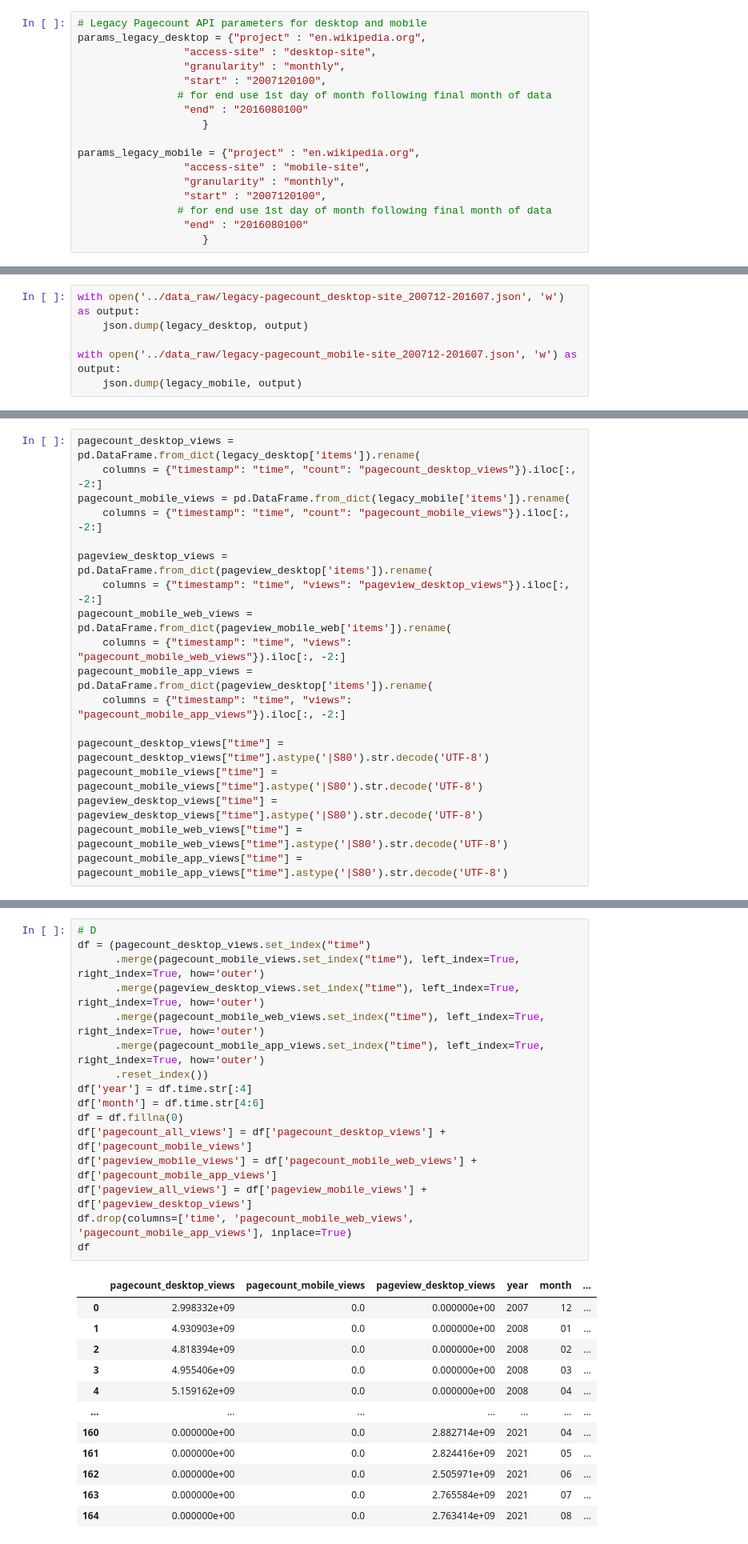
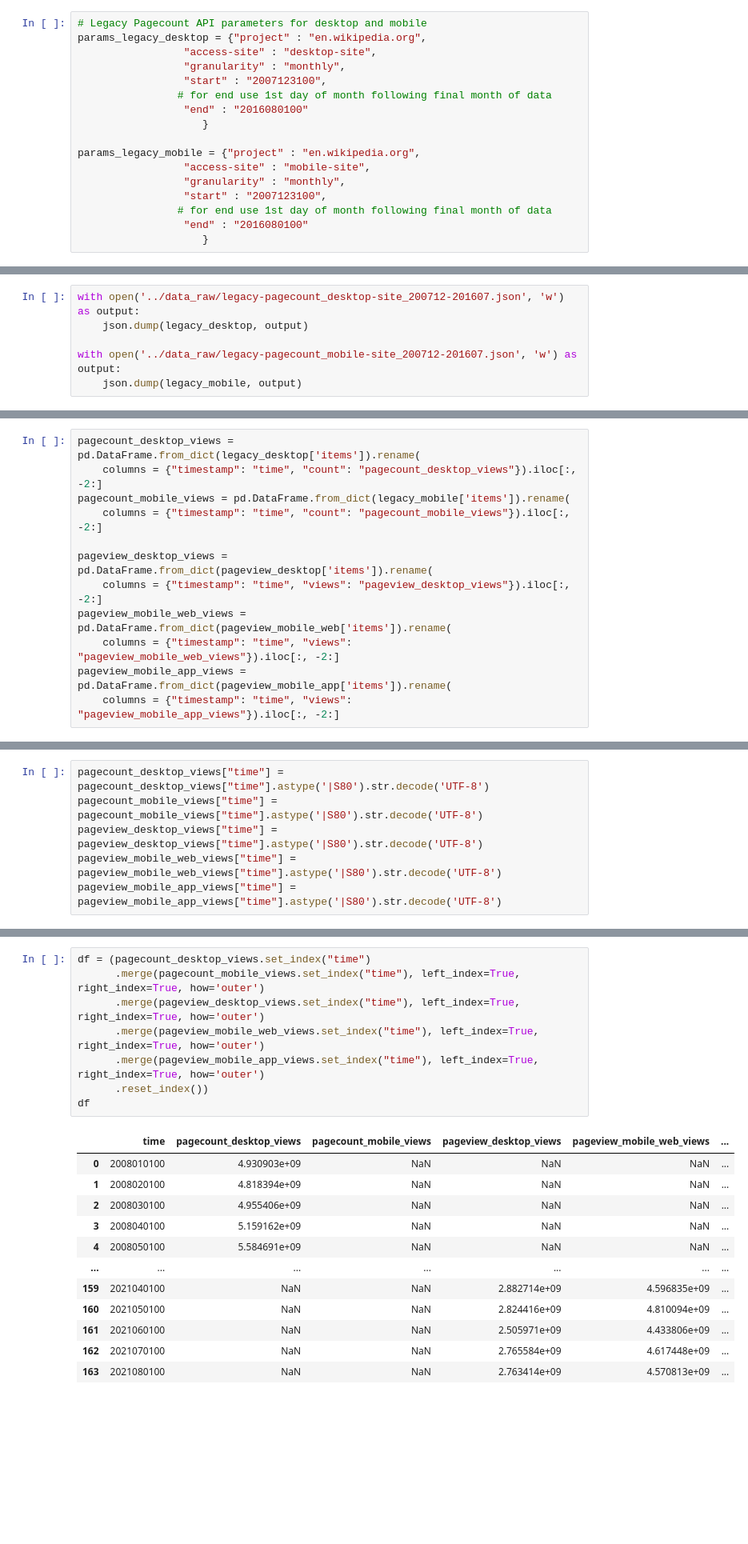
Before and after one commit to jchen023/data-512-a1, a Jupyter notebook: wiki_traffic_project/src/hcds-a1-data-curation.ipynb, the cells around one changed output, grey strips where cells are left out. Shown: that part at 80% size. Drawn from its saved outputs; the diff is of its cells as text; blank space fills up the shorter version.

```diff
--- a/wiki_traffic_project/src/hcds-a1-data-curation.ipynb
+++ b/wiki_traffic_project/src/hcds-a1-data-curation.ipynb
@@ -23,7 +23,7 @@ pageviews_end = '202108'
 params_legacy_desktop = {"project" : "en.wikipedia.org",
                  "access-site" : "desktop-site",
                  "granularity" : "monthly",
-                 "start" : "2007120100",
+                 "start" : "2007123100",
                 # for end use 1st day of month following final month of data
                  "end" : "2016080100"
                     }
@@ -31,7 +31,7 @@ params_legacy_desktop = {"project" : "en.wikipedia.org",
 params_legacy_mobile = {"project" : "en.wikipedia.org",
                  "access-site" : "mobile-site",
                  "granularity" : "monthly",
-                 "start" : "2007120100",
+                 "start" : "2007123100",
                 # for end use 1st day of month following final month of data
                  "end" : "2016080100"
                     }
@@ -106,13 +129,7 @@ pagecount_mobile_views = pd.DataFrame.from_dict(legacy_mobile['items']).rename(
 
 pageview_desktop_views = pd.DataFrame.from_dict(pageview_desktop['items']).rename(
     columns = {"timestamp": "time", "views": "pageview_desktop_views"}).iloc[:, -2:]
-pagecount_mobile_web_views = pd.DataFrame.from_dict(pageview_mobile_web['items']).rename(
-    columns = {"timestamp": "time", "views": "pagecount_mobile_web_views"}).iloc[:, -2:]
-pagecount_mobile_app_views = pd.DataFrame.from_dict(pageview_desktop['items']).rename(
-    columns = {"timestamp": "time", "views": "pagecount_mobile_app_views"}).iloc[:, -2:]
-
-pagecount_desktop_views["time"] = pagecount_desktop_views["time"].astype('|S80').str.decode('UTF-8')
-pagecount_mobile_views["time"] = pagecount_mobile_views["time"].astype('|S80').str.decode('UTF-8')
-pageview_desktop_views["time"] = pageview_desktop_views["time"].astype('|S80').str.decode('UTF-8')
-pagecount_mobile_web_views["time"] = pagecount_mobile_web_views["time"].astype('|S80').str.decode('UTF-8')
-pagecount_mobile_app_views["time"] = pagecount_mobile_app_views["time"].astype('|S80').str.decode('UTF-8')
+pageview_mobile_web_views = pd.DataFrame.from_dict(pageview_mobile_web['items']).rename(
+    columns = {"timestamp": "time", "views": "pageview_mobile_web_views"}).iloc[:, -2:]
+pageview_mobile_app_views = pd.DataFrame.from_dict(pageview_mobile_app['items']).rename(
+    columns = {"timestamp": "time", "views": "pageview_mobile_app_views"}).iloc[:, -2:]
@@ -118,0 +160,6 @@ pagecount_mobile_app_views["time"] = pagecount_mobile_app_views["time"].astype('
+# %%
+pagecount_desktop_views["time"] = pagecount_desktop_views["time"].astype('|S80').str.decode('UTF-8')
+pagecount_mobile_views["time"] = pagecount_mobile_views["time"].astype('|S80').str.decode('UTF-8')
+pageview_desktop_views["time"] = pageview_desktop_views["time"].astype('|S80').str.decode('UTF-8')
+pageview_mobile_web_views["time"] = pageview_mobile_web_views["time"].astype('|S80').str.decode('UTF-8')
+pageview_mobile_app_views["time"] = pageview_mobile_app_views["time"].astype('|S80').str.decode('UTF-8')
@@ -119,29 +168,21 @@ pagecount_mobile_app_views["time"] = pagecount_mobile_app_views["time"].astype('
 # %%
-# D
 df = (pagecount_desktop_views.set_index("time")
       .merge(pagecount_mobile_views.set_index("time"), left_index=True, right_index=True, how='outer')
       .merge(pageview_desktop_views.set_index("time"), left_index=True, right_index=True, how='outer')
-      .merge(pagecount_mobile_web_views.set_index("time"), left_index=True, right_index=True, how='outer')
-      .merge(pagecount_mobile_app_views.set_index("time"), left_index=True, right_index=True, how='outer')
+      .merge(pageview_mobile_web_views.set_index("time"), left_index=True, right_index=True, how='outer')
+      .merge(pageview_mobile_app_views.set_index("time"), left_index=True, right_index=True, how='outer')
       .reset_index())
-df['year'] = df.time.str[:4]
-df['month'] = df.time.str[4:6]
-df = df.fillna(0)
-df['pagecount_all_views'] = df['pagecount_desktop_views'] + df['pagecount_mobile_views']
-df['pageview_mobile_views'] = df['pagecount_mobile_web_views'] + df['pagecount_mobile_app_views']
-df['pageview_all_views'] = df['pageview_mobile_views'] + df['pageview_desktop_views']
-df.drop(columns=['time', 'pagecount_mobile_web_views', 'pagecount_mobile_app_views'], inplace=True)
 df
 # %% [output]
-|  | pagecount_desktop_views | pagecount_mobile_views | pageview_desktop_views | year | month | ... |
-| 0 | 2.998332e+09 | 0.0 | 0.000000e+00 | 2007 | 12 | ... |
-| 1 | 4.930903e+09 | 0.0 | 0.000000e+00 | 2008 | 01 | ... |
-| 2 | 4.818394e+09 | 0.0 | 0.000000e+00 | 2008 | 02 | ... |
-| 3 | 4.955406e+09 | 0.0 | 0.000000e+00 | 2008 | 03 | ... |
-| 4 | 5.159162e+09 | 0.0 | 0.000000e+00 | 2008 | 04 | ... |
+|  | time | pagecount_desktop_views | pagecount_mobile_views | pageview_desktop_views | pageview_mobile_web_views | ... |
+| 0 | 2008010100 | 4.930903e+09 | NaN | NaN | NaN | ... |
+| 1 | 2008020100 | 4.818394e+09 | NaN | NaN | NaN | ... |
+| 2 | 2008030100 | 4.955406e+09 | NaN | NaN | NaN | ... |
+| 3 | 2008040100 | 5.159162e+09 | NaN | NaN | NaN | ... |
+| 4 | 2008050100 | 5.584691e+09 | NaN | NaN | NaN | ... |
 | ... | ... | ... | ... | ... | ... | ... |
-| 160 | 0.000000e+00 | 0.0 | 2.882714e+09 | 2021 | 04 | ... |
-| 161 | 0.000000e+00 | 0.0 | 2.824416e+09 | 2021 | 05 | ... |
-| 162 | 0.000000e+00 | 0.0 | 2.505971e+09 | 2021 | 06 | ... |
-| 163 | 0.000000e+00 | 0.0 | 2.765584e+09 | 2021 | 07 | ... |
-| 164 | 0.000000e+00 | 0.0 | 2.763414e+09 | 2021 | 08 | ... |
+| 159 | 2021040100 | NaN | NaN | 2.882714e+09 | 4.596835e+09 | ... |
+| 160 | 2021050100 | NaN | NaN | 2.824416e+09 | 4.810094e+09 | ... |
+| 161 | 2021060100 | NaN | NaN | 2.505971e+09 | 4.433806e+09 | ... |
+| 162 | 2021070100 | NaN | NaN | 2.765584e+09 | 4.617448e+09 | ... |
+| 163 | 2021080100 | NaN | NaN | 2.763414e+09 | 4.570813e+09 | ... |
```
Also changed, not shown: parts of 21 cells of this notebook, 4 other files.
